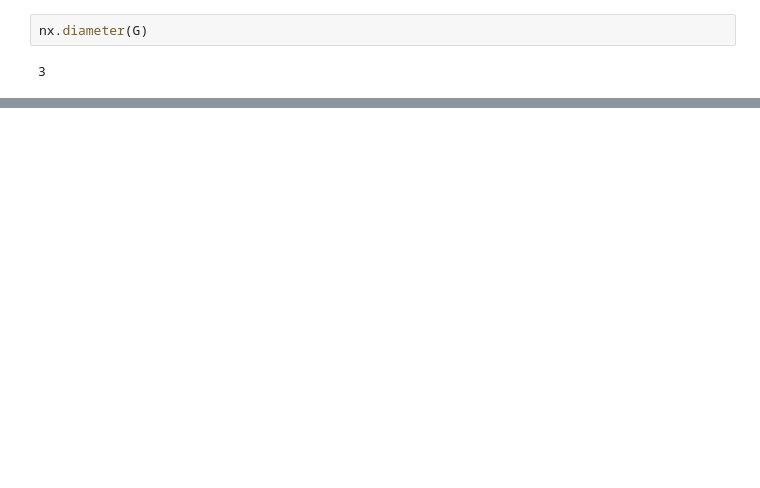
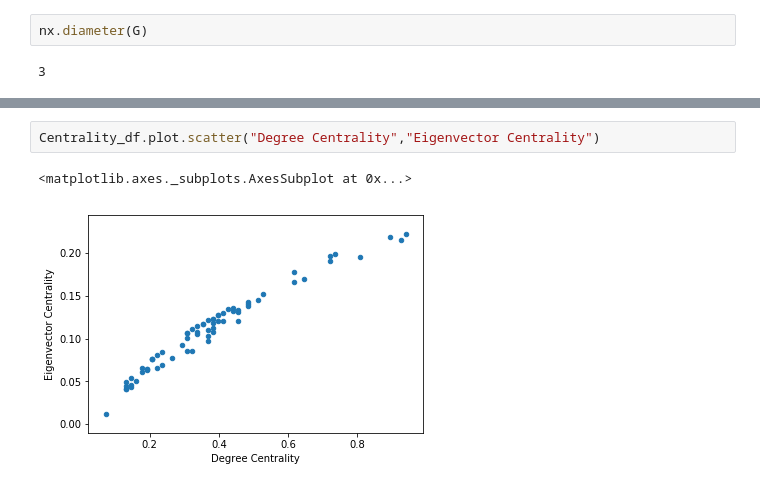
Before and after one commit to austinchan1/Data-620---Web-Analytics, a Jupyter notebook: Homework 2/Homework 2 Part 1 - Graph Visualization.ipynb, the cells around one changed output, grey strips where cells are left out. Cells and saved outputs as stored; diff of their text form; blank space fills up the shorter version.

```diff
--- a/Homework 2/Homework 2 Part 1 - Graph Visualization.ipynb
+++ b/Homework 2/Homework 2 Part 1 - Graph Visualization.ipynb
@@ -87,0 +104,5 @@ EVC_df
+# %%
+Centrality_df.plot.scatter("Degree Centrality","Eigenvector Centrality")
+# %% [output]
+<matplotlib.axes._subplots.AxesSubplot at 0x...>
+[figure, added]
```
Also changed, not shown: parts of 12 cells of this notebook, 2 other files.
